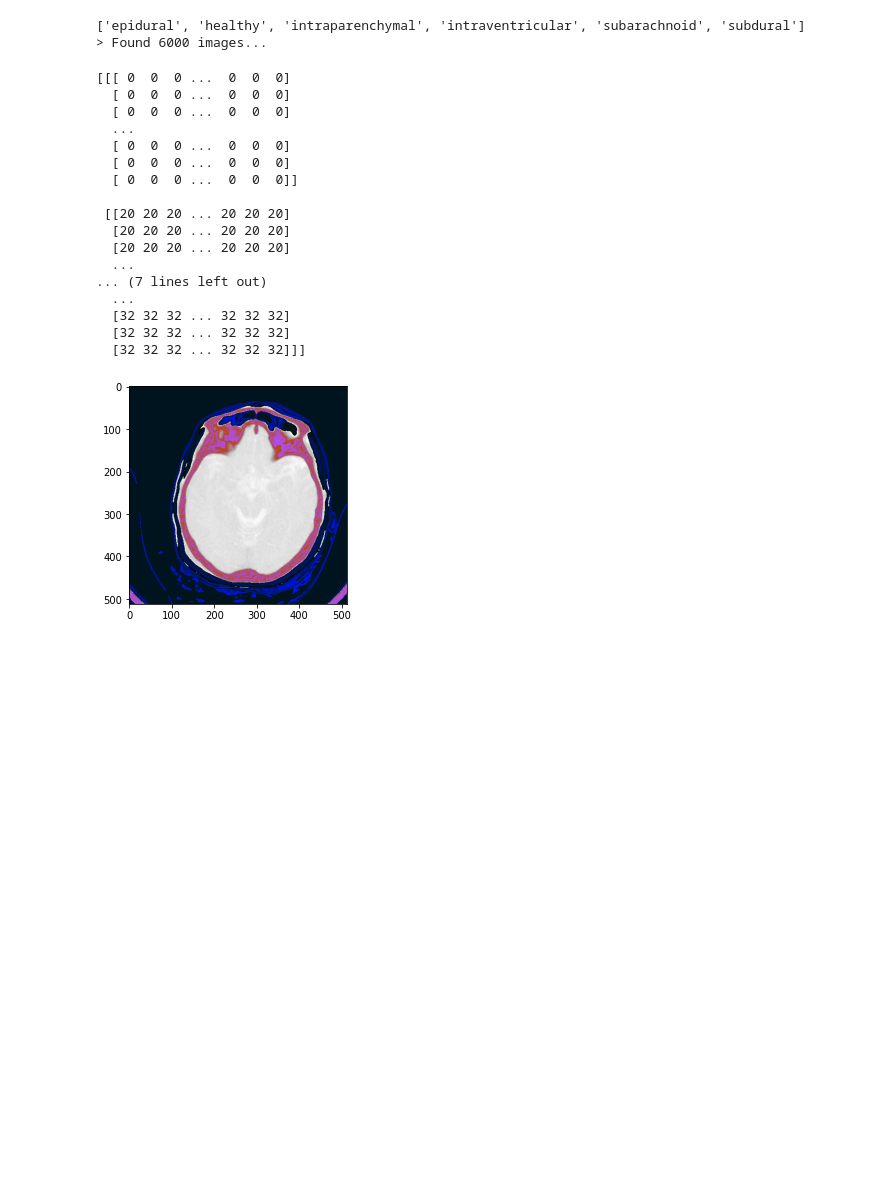
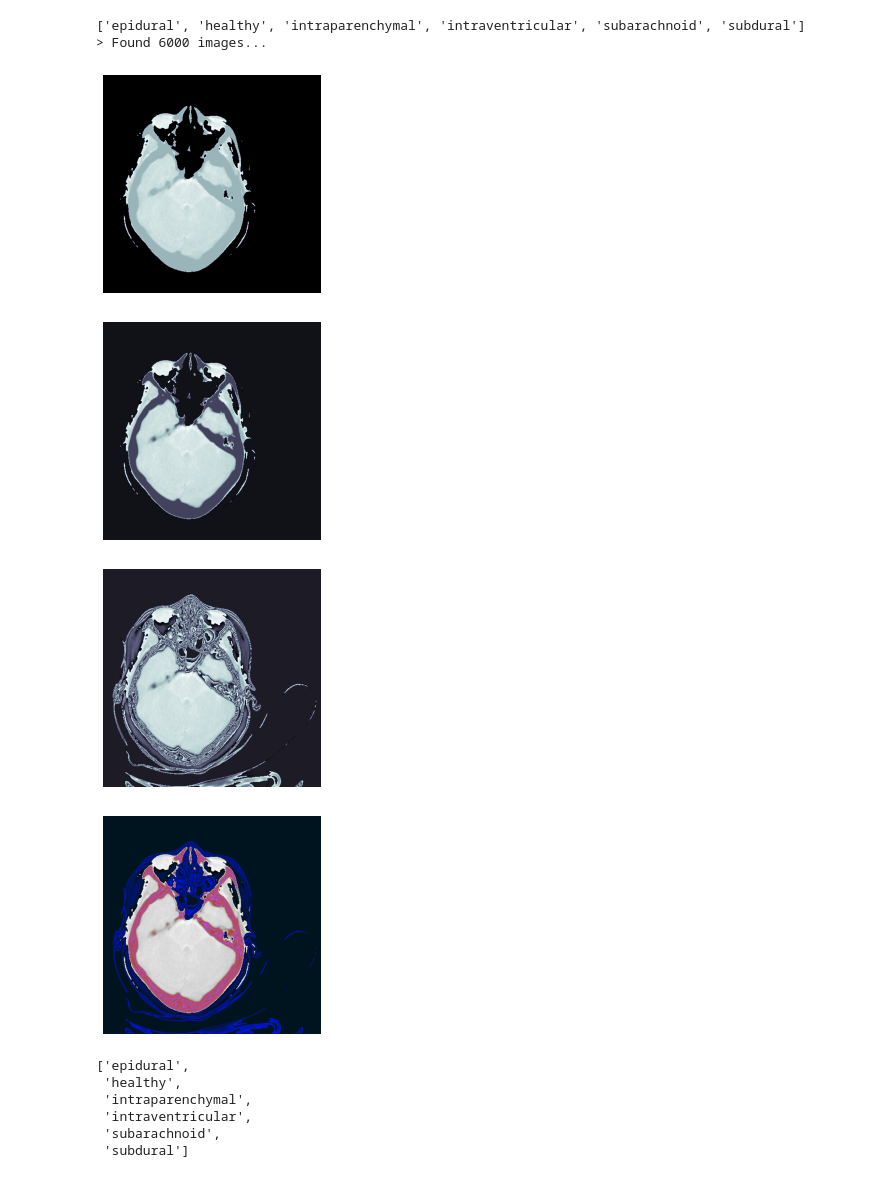
Before and after one commit to tl32rodan/Digital-Medicine-RSNA-ICH-Detection, a Jupyter notebook: dev.ipynb, the cells around one changed output. Saved outputs shown, nothing was run; the diff lists cells and outputs as text; code cells hidden in the pictures; blank space fills up the shorter version.

```diff
--- a/dev.ipynb
+++ b/dev.ipynb
@@ -39,0 +37,3 @@ Dataset.file_meta -------------------------------
+# %%
+ids.sort()
+ids
@@ -39,0 +134,5 @@ Dataset.file_meta -------------------------------
+# %%
+for l in os.listdir('./TrainingData/'):
+    for img in os.listdir('./TrainingData/'+l):
+        origin_img = pydicom.dcmread('./TrainingData/'+l+'/'+img)
+        print(origin_img[('0020', '0032')][2])
@@ -39,0 +178,3 @@ Dataset.file_meta -------------------------------
+# %%
+origin_img = pydicom.dcmread('./TrainingData/subarachnoid/ID_96d23bb95.dcm')
+torch.Tensor([float(origin_img[('0020', '0032')].value[2])])
@@ -227,30 +374,3 @@ train_loader = data.DataLoader(dataset=train_set,batch_size=batch_size,shuffle=T
 # %% [output]
 ['epidural', 'healthy', 'intraparenchymal', 'intraventricular', 'subarachnoid', 'subdural']
 > Found 6000 images...
-# %%
-for x, y in train_loader:
-    t = transforms.ToPILImage()
-    img = t(x[0]).convert("RGB")
-    plt.imshow(img)
-    print(np.array(img).T)
-    #plt.imshow(x[0].T)
-    break
-# %% [output]
-[[[ 0  0  0 ...  0  0  0]
-  [ 0  0  0 ...  0  0  0]
-  [ 0  0  0 ...  0  0  0]
-  ...
-  [ 0  0  0 ...  0  0  0]
-  [ 0  0  0 ...  0  0  0]
-  [ 0  0  0 ...  0  0  0]]
-
- [[20 20 20 ... 20 20 20]
-  [20 20 20 ... 20 20 20]
-  [20 20 20 ... 20 20 20]
-  ...
-... (7 lines left out)
-  ...
-  [32 32 32 ... 32 32 32]
-  [32 32 32 ... 32 32 32]
-  [32 32 32 ... 32 32 32]]]
-[figure, removed]
@@ -256,0 +379,32 @@ for x, y in train_loader:
+# %%
+for x, y in train_loader:
+    t = transforms.ToPILImage()
+    img = t(x[0][0])#.convert("L")
+    plt.imshow(img,cmap=plt.cm.bone)
+    plt.axis('off')
+    plt.figure()
+    #plt.show()
+
+    img = t(x[0][1])#.convert("L")
+    plt.imshow(img,cmap=plt.cm.bone)
+    plt.axis('off')
+    plt.figure()
+    #plt.show()
+
+    img = t(x[0][2])#.convert("L")
+    plt.imshow(img,cmap=plt.cm.bone)
+    plt.axis('off')
+    plt.figure()
+    #plt.show()
+    #plt.imshow(x[0].T)
+
+
+    img = t(x[0]).convert("CMYK")
+    plt.axis('off')
+    plt.imshow(img)
+    break
+# %% [output]
+[figure, added]
+[figure, added]
+[figure, added]
+[figure, added]
@@ -256,0 +415,9 @@ for x, y in train_loader:
+# %%
+classes
+# %% [output]
+['epidural',
+ 'healthy',
+ 'intraparenchymal',
+ 'intraventricular',
+ 'subarachnoid',
+ 'subdural']
```
Also changed, not shown: parts of 16 cells of this notebook, 5 other files.
